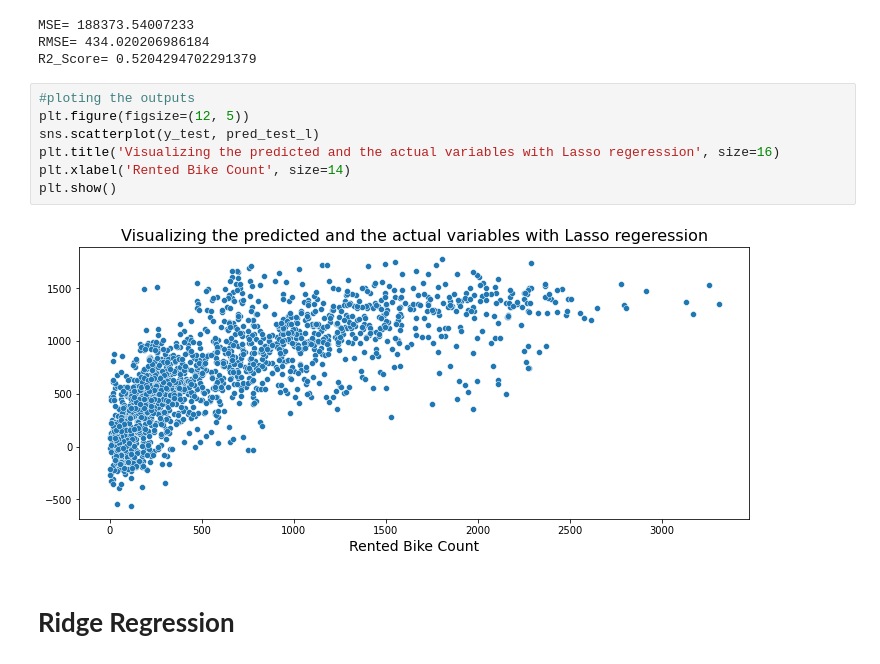
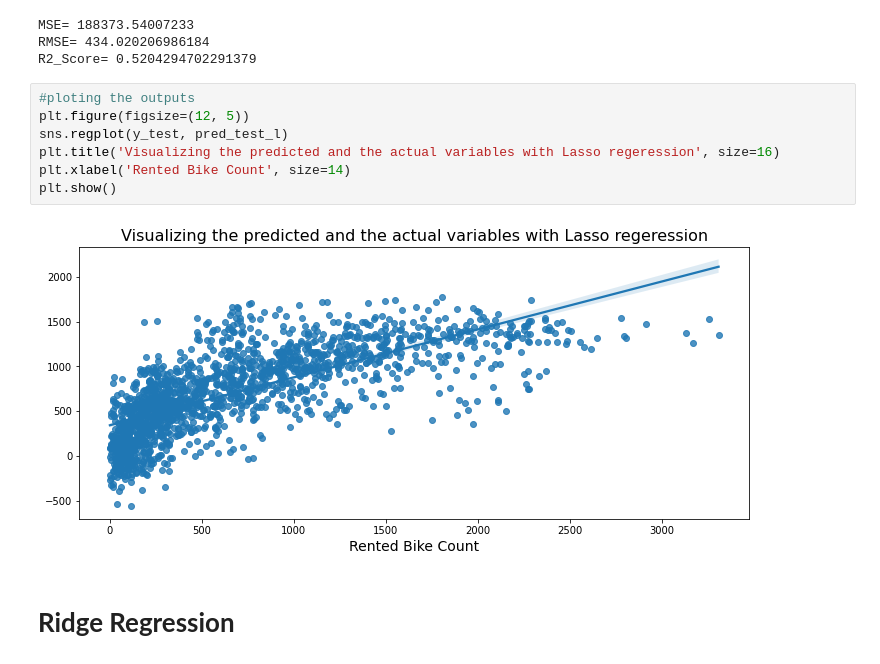
Before and after one commit to Narayan718/bike-rental-prediction, a Jupyter notebook: Bike_rental_prediction.ipynb, the cells around one changed output. Cells and saved outputs as stored; diff of their text form.

```diff
--- a/Bike_rental_prediction.ipynb
+++ b/Bike_rental_prediction.ipynb
@@ -557,12 +577,12 @@ R2_Score= 0.5204294702291379
 # %%
 #ploting the outputs
 plt.figure(figsize=(12, 5))
-sns.scatterplot(y_test, pred_test_l)
+sns.regplot(y_test, pred_test_l)
 plt.title('Visualizing the predicted and the actual variables with Lasso regeression', size=16)
 plt.xlabel('Rented Bike Count', size=14)
 plt.show()
 # %% [output]
-[figure, old version]
+[figure, new version]
 # %% [markdown]
 # **Ridge Regression**
 # %%
```
Also changed, not shown: parts of 42 cells of this notebook.
